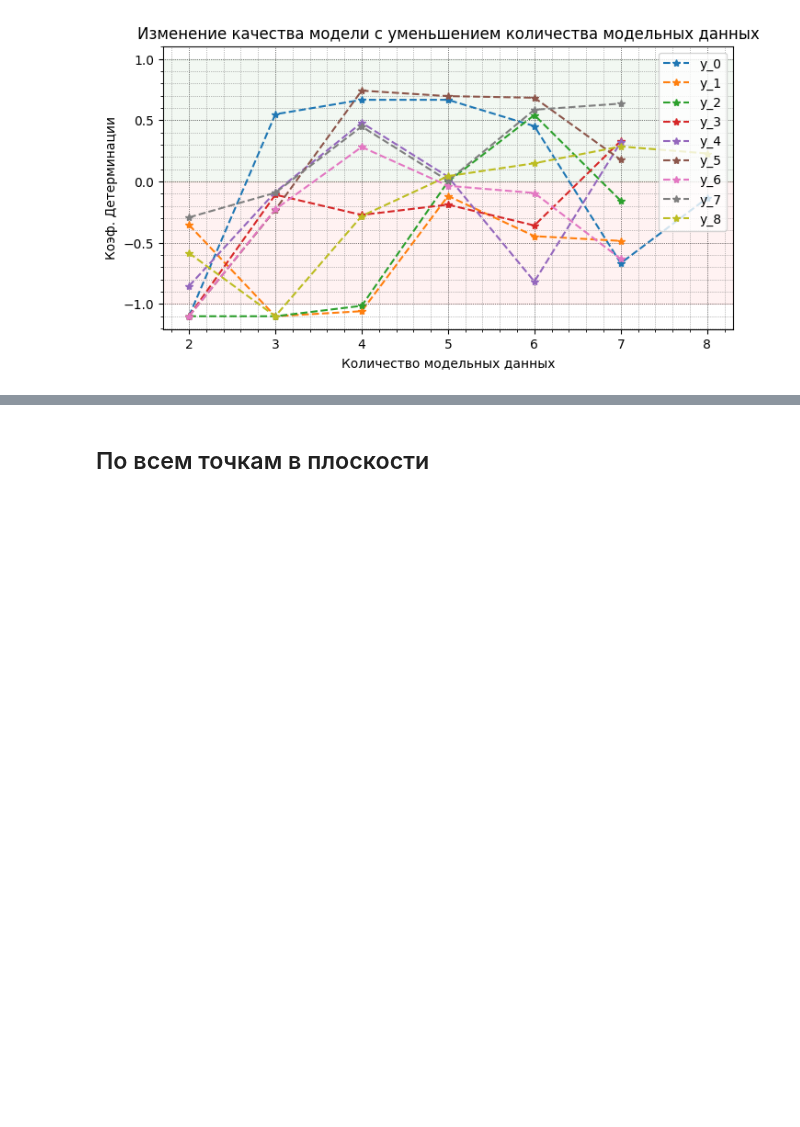
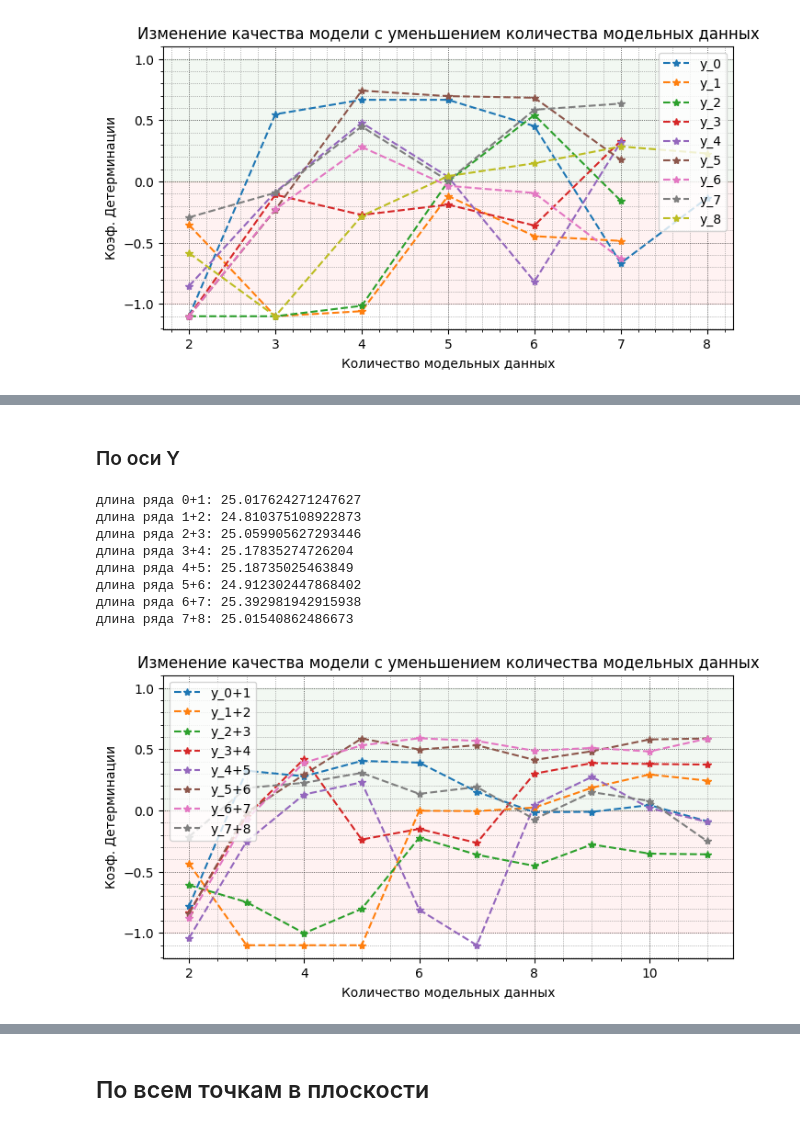
Before and after one commit to MrPain-hub/kriging_for_plaxis, a Jupyter notebook: for_jupy/колич_точек_по_X_и_Y.ipynb, the cells around one changed output, grey strips where cells are left out. Cells and saved outputs as stored; diff of their text form; code cells hidden in the pictures; blank space fills up the shorter version.

```diff
--- a/for_jupy/колич_точек_по_X_и_Y.ipynb
+++ b/for_jupy/колич_точек_по_X_и_Y.ipynb
@@ -128,7 +43,7 @@ def sort_2d_by_distance(start, data):
         distances.append(np.linalg.norm(points[i] - start_point))
 
     sorted_indices = np.argsort(distances)
-    return data[sorted_indices]
+    return data[sorted_indices], np.max(distances)
 
 
 A = np.array([[1, 2, 3],
@@ -194,6 +262,12 @@ all_E["group"] = all_E["z_h"]//1
 group_E = all_E.groupby(by=["group", "borehole"]).mean()
 group_E["group"] = [int(x[0]) for x in group_E.index]
 group_E["borehole"] = [int(x[1]) for x in group_E.index]
+
+"""
+Коэф. перехода значений X и Y к размерам реального фундамента, при условии что крайние точки лежат на периметре фундамента
+"""
+coeff_dist_Y = 26/np.linalg.norm(house_3.query("тсз == 59").loc[:, ["x", "y"]].to_numpy() - house_3.query("тсз == 51").loc[:, ["x", "y"]].to_numpy())
+coeff_dist_X = 25/np.linalg.norm(house_3.query("тсз == 123").loc[:, ["x", "y"]].to_numpy() - house_3.query("тсз == 51").loc[:, ["x", "y"]].to_numpy())
 # %% [output]
   borehole             x            y       z     h    E     z_h
 0       51  97607.570697  4338.997129  76.631  0.00  0.0  76.631
@@ -350,7 +424,10 @@ for i in range(len(list_x)-1):
     """
     list_x_now = list_x[i] + list_x[i+1]
     points = house_3.query('тсз == @list_x_now').sort_values(by="тсз").reindex(columns=["x", "y", "z", "тсз"])
-    list_x_now = sort_2d_by_distance(0, points.to_numpy())[:, -1]
+    list_x_now, max_distance = sort_2d_by_distance(0, points.to_numpy())
+    list_x_now = list_x_now[:, -1]
+    max_distance *= coeff_dist_Y
+
 
 
     list_boreholes_train = get_list_point(list_x_now)
@@ -397,6 +474,8 @@ for i in range(len(list_x)-1):
     df_r2_count = df_r2_count.applymap(lambda x: -1.1 if x < -1.1 else x)
 
     df_r2_count = df_r2_count.sort_values(by="count")
+
+    print("длина ряда точек:", max_distance)
     plt.plot(df_r2_count["count"], df_r2_count["R2"], "--*", label=f"x_{i}+{i+1}")
 
 plt.legend()
@@ -555,0 +630,54 @@ plt.show()
+# %% [markdown]
+### По оси Y
+# %%
+"""
+Качество модели при разном числе точек вдоль горизонтальной оси Х на графике (оси Y в df)
+    Тренировочная выборка - рассматривается первая линия и вторая линия
+    Тестовая выборка - оставшиеся точки из линий
+"""
+plt.figure(figsize=(8, 4))
+plt.title(f'Изменение качества модели с уменьшением количества модельных данных')
+plt.xlabel('Количество модельных данных')
+plt.ylabel('Коэф. Детерминации')
+plt.grid(which='major', linestyle=':', linewidth='0.5', color='black')
+plt.grid(which='minor', linestyle=':', linewidth='0.5', color='gray')
+plt.minorticks_on()
+plt.axhspan(0, -1, color='red', alpha=0.05)
+plt.axhspan(1, 0, color='green', alpha=0.05)
+
+for i in range(len(list_y)-1):
+    """
+    Сортировка номеров скважин в двух рядах по расстоянию
+    """
+    list_y_now = list_y[i] + list_y[i+1]
+    points = house_3.query('тсз == @list_y_now').sort_values(by="тсз").reindex(columns=["x", "y", "z", "тсз"])
+    list_y_now, max_distance = sort_2d_by_distance(0, points.to_numpy())
+    list_y_now = list_y_now[:, -1]
+    max_distance *= coeff_dist_X
+
+    df_now = group_E.query('group == 65')
+    df_now = df_now.query('borehole in @list_y_now')
+
+    result_r2_count = get_dict_R2_for_UK(df_now, list_y_now, variograma='exponential')
+
+    df_r2_count = pd.DataFrame(result_r2_count, index=["R2", "R2_train"]).applymap(lambda x: round(x, 3)).T
+    df_r2_count["count"] = df_r2_count.index
+    df_r2_count = df_r2_count.query("count < 12")
+    df_r2_count = df_r2_count.applymap(lambda x: -1.1 if x < -1.1 else x)
+
+    df_r2_count = df_r2_count.sort_values(by="count")
+    plt.plot(df_r2_count["count"], df_r2_count["R2"], "--*", label=f"y_{i}+{i+1}")
+    print(f"длина ряда {i}+{i+1}: {max_distance}")
+
+plt.legend()
+plt.show()
+# %% [output]
+длина ряда 0+1: 25.017624271247627
+длина ряда 1+2: 24.810375108922873
+длина ряда 2+3: 25.059905627293446
+длина ряда 3+4: 25.17835274726204
+длина ряда 4+5: 25.18735025463849
+длина ряда 5+6: 24.912302447868402
+длина ряда 6+7: 25.392981942915938
+длина ряда 7+8: 25.01540862486673
+[figure, added]
```
Also changed, not shown: parts of 20 cells of this notebook, 3 other files.
